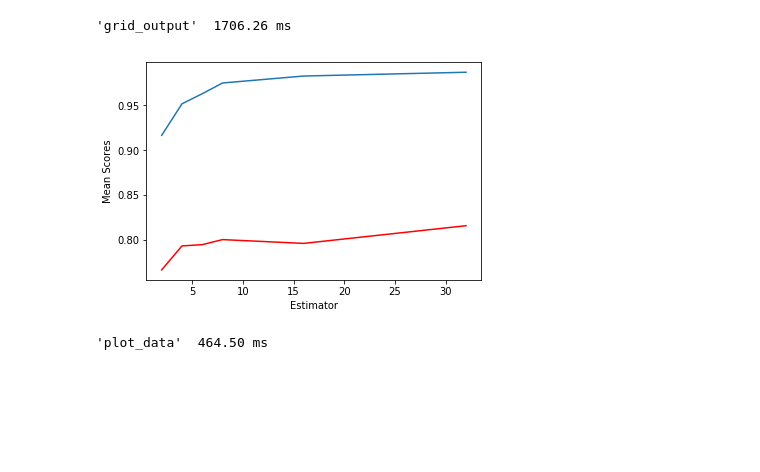
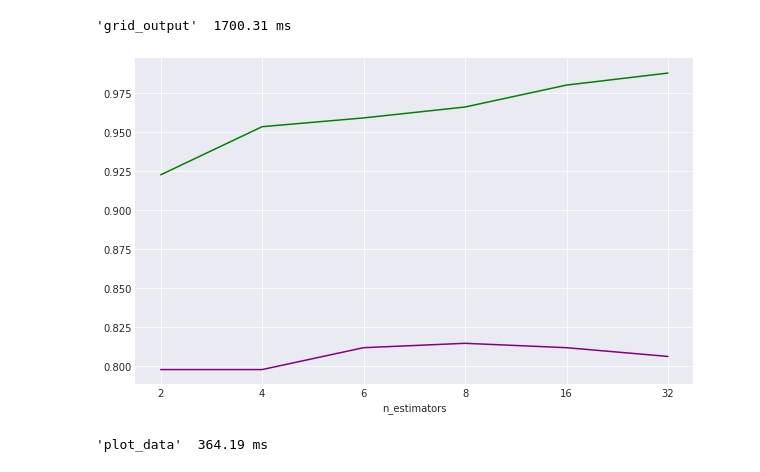
Before and after one commit to pramodbhalerao/ML_on_titanic_dataset, a Jupyter notebook: Titanic_Random_Forest_function.ipynb, the cells around one changed output. Drawn from its saved outputs; the diff is of its cells as text; code cells hidden in the pictures; blank space fills up the shorter version.

```diff
--- a/Titanic_Random_Forest_function.ipynb
+++ b/Titanic_Random_Forest_function.ipynb
@@ -110,20 +136,34 @@ X = titanic_train.iloc[:,1:]
 # %%
 @timeit
 def grid_output(parameters,X,Y,clf):
+    '''
+    To get the Grid Object CV results
+    '''
     num_test = 0.20
     X_train, X_test, Y_train, Y_test = train_test_split(X,Y,test_size = num_test,random_state = 23)
     acc_scorer = make_scorer(accuracy_score)
     grid_obj = GridSearchCV(clf, parameters, scoring=acc_scorer)
     grid_obj = grid_obj.fit(X_train, Y_train)
-    return grid_obj.cv_results_
+    return grid_obj
-# %%
-@timeit
-def plot_data(X,Ytest,Ytrain):
-    plt.plot(X,Ytest,'r-',X,Ytrain)
-    plt.xlabel('Estimator')
-    plt.ylabel('Mean Scores')
-    plt.show()
-    return plt
+# %%
+@timeit
+def plot_data(grid_obj):
+    '''
+    To plot the data with Estimator and Mean Scores
+    '''
+    test_score = grid_obj.cv_results_['mean_test_score']
+    train_score = grid_obj.cv_results_['mean_train_score']
+    labels = map(str, grid_obj.param_grid.values()[0])
+    x = np.arange(1, len(labels)+1)
+    sns.set_style('darkgrid')
+    plt.figure(figsize=(10,6))
+    plt.plot(x, test_score, c='purple')
+    plt.plot(x, train_score, c='green')
+    plt.xlabel(grid_obj.param_grid.keys()[0])
+    plt.xticks(x, labels)
+    plt.show()
+# %%
+clf = RandomForestClassifier(oob_score=True)
 # %%
 # parameters = {'n_estimators': [4, 6, 9],
 #               'max_features': ['log2', 'sqrt','auto'],
@@ -139,8 +181,9 @@ parameters3 = {'min_samples_split': [2, 3, 5]}
 # %%
-clf1 = RandomForestClassifier(oob_score=True)
-t1 = grid_output(parameters1,X,Y,clf1)
-plot_data(parameters1['n_estimators'],t1['mean_test_score'],t1['mean_train_score'])
+#Plot of N_estimators Variation
+
+t1 = grid_output(parameters1,X,Y,clf)
+plot_data(t1)
 # %% [output]
-'grid_output'  1706.26 ms
+'grid_output'  1700.31 ms
-[figure, old version]
+[figure, new version]
-'plot_data'  464.50 ms
+'plot_data'  364.19 ms
```
Also changed, not shown: parts of 11 cells of this notebook, 2 other files.
